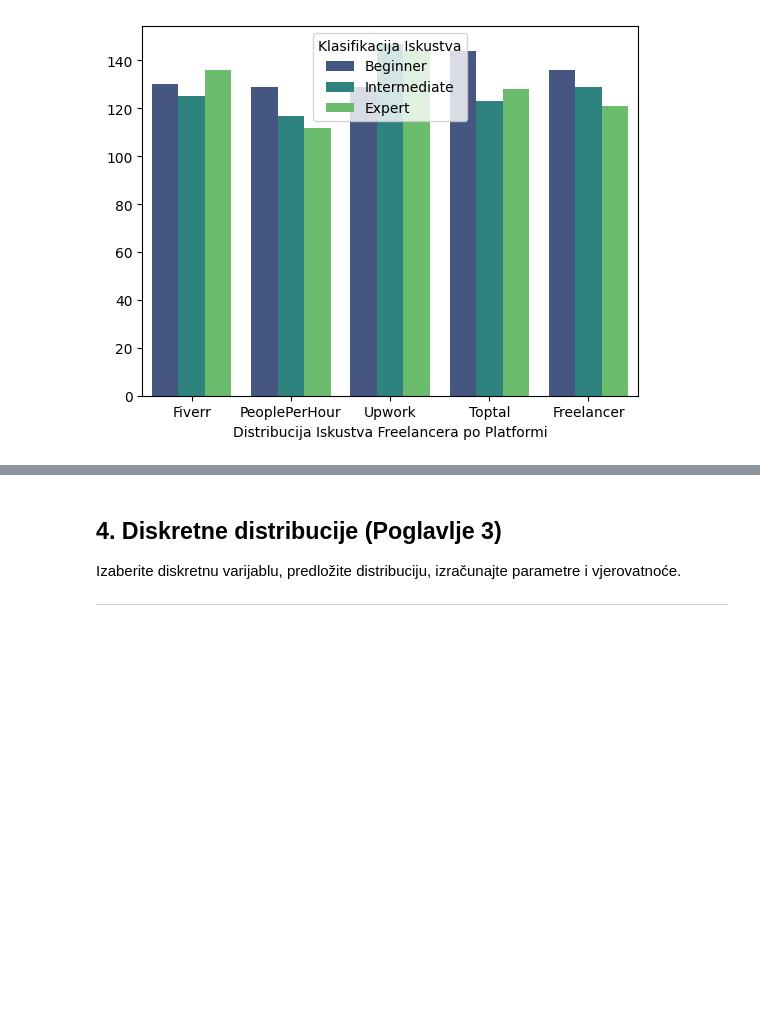
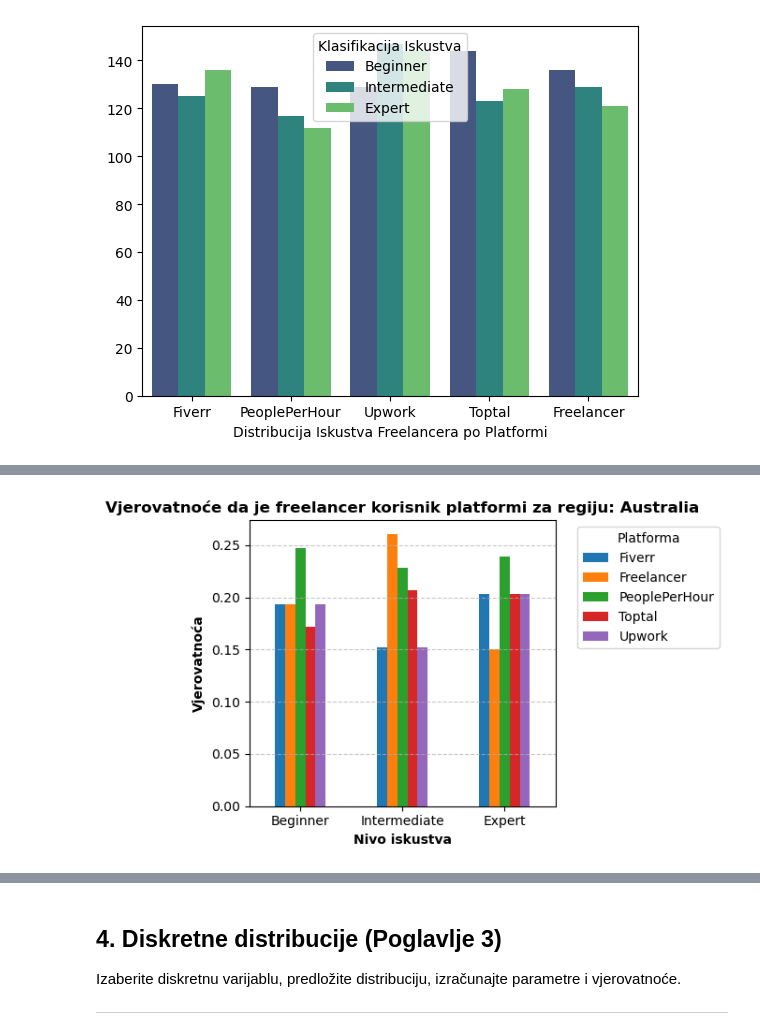
Before and after one commit to Ljut/PSAI-DSAI-datasets, a Jupyter notebook: VIS25_TIM1.ipynb, the cells around one changed output, grey strips where cells are left out. Saved outputs shown, nothing was run; the diff lists cells and outputs as text; code cells hidden in the pictures; blank space fills up the shorter version.

```diff
--- a/VIS25_TIM1.ipynb
+++ b/VIS25_TIM1.ipynb
@@ -450,0 +476,4 @@ for region in regions:
+# %%
+bar_chart_za_regiju(matrica_po_regijama, "Australia")
+# %% [output]
+[figure, added]
```
Also changed, not shown: parts of 25 cells of this notebook.
